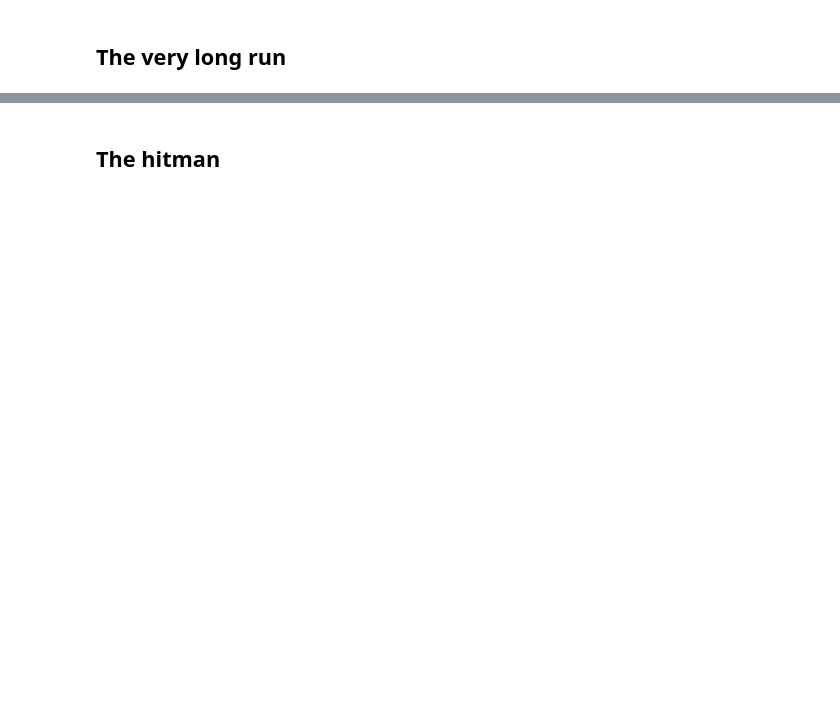
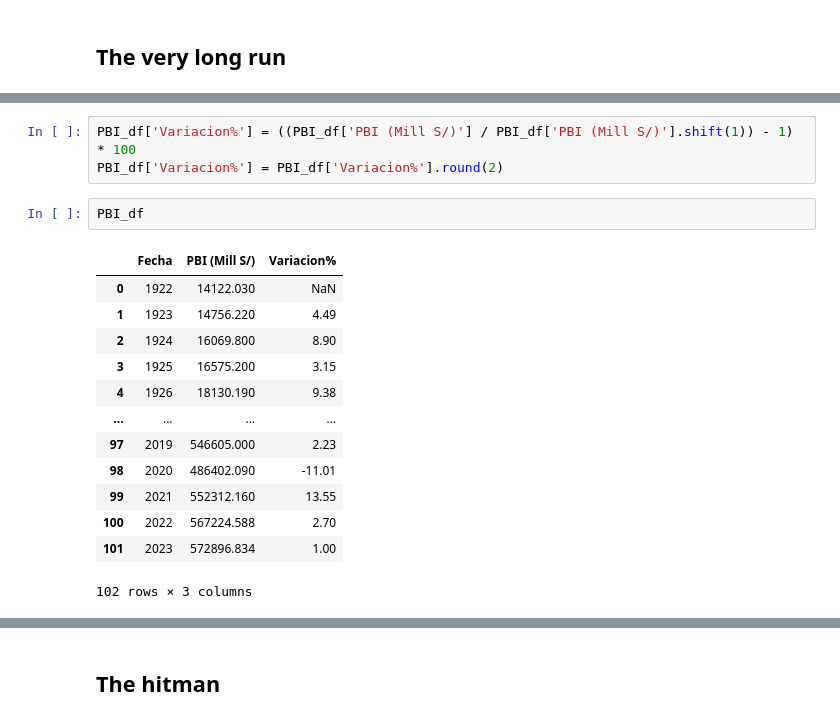
Before and after one commit to qlab-intro-python/tarea-4-emanuel-rojas-1, a Jupyter notebook: tarea_4_plantilla.ipynb, the cells around one changed output, grey strips where cells are left out. Drawn from its saved outputs; the diff is of its cells as text; blank space fills up the shorter version.

```diff
--- a/tarea_4_plantilla.ipynb
+++ b/tarea_4_plantilla.ipynb
@@ -31,0 +156,19 @@ https://estadisticas.bcrp.gob.pe/estadisticas/series/api/[códigos de series]/[f
+# %%
+PBI_df['Variacion%'] = ((PBI_df['PBI (Mill S/)'] / PBI_df['PBI (Mill S/)'].shift(1)) - 1) * 100
+PBI_df['Variacion%'] = PBI_df['Variacion%'].round(2)
+# %%
+PBI_df
+# %% [output]
+|  | Fecha | PBI (Mill S/) | Variacion% |
+| 0 | 1922 | 14122.030 | NaN |
+| 1 | 1923 | 14756.220 | 4.49 |
+| 2 | 1924 | 16069.800 | 8.90 |
+| 3 | 1925 | 16575.200 | 3.15 |
+| 4 | 1926 | 18130.190 | 9.38 |
+| ... | ... | ... | ... |
+| 97 | 2019 | 546605.000 | 2.23 |
+| 98 | 2020 | 486402.090 | -11.01 |
+| 99 | 2021 | 552312.160 | 13.55 |
+| 100 | 2022 | 567224.588 | 2.70 |
+| 101 | 2023 | 572896.834 | 1.00 |
+102 rows × 3 columns
```
Also changed, not shown: parts of 14 cells of this notebook.
